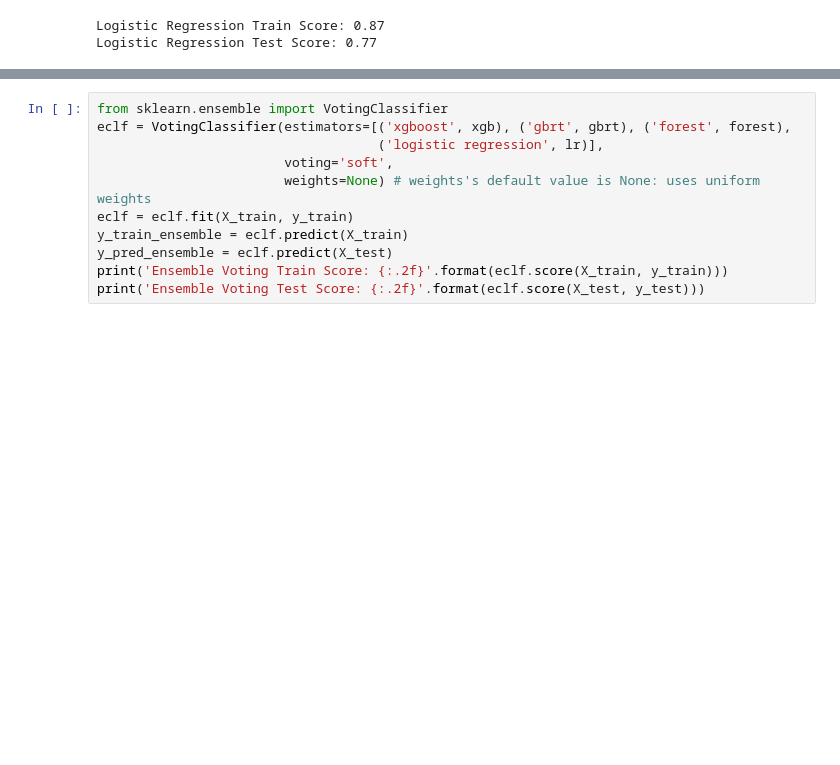
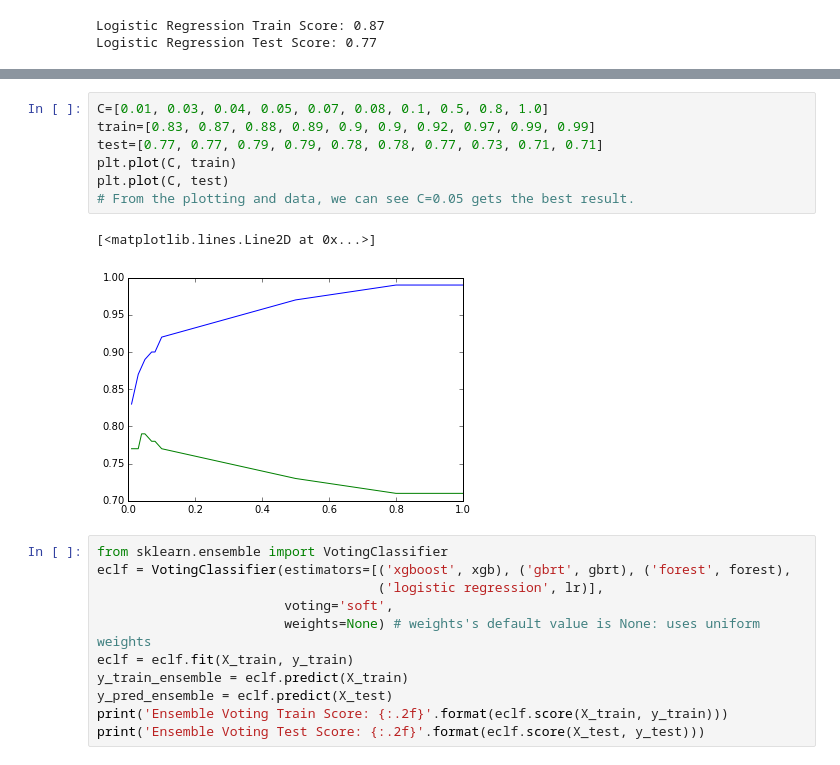
Before and after one commit to rui-r-duan/ecg_classification, a Jupyter notebook: ecg-exp.ipynb, the cells around one changed output, grey strips where cells are left out. Saved outputs shown, nothing was run; the diff lists cells and outputs as text; blank space fills up the shorter version.

```diff
--- a/ecg-exp.ipynb
+++ b/ecg-exp.ipynb
@@ -337,3 +373,13 @@ Logistic Regression Test Score: 0.77
+# %%
+C=[0.01, 0.03, 0.04, 0.05, 0.07, 0.08, 0.1, 0.5, 0.8, 1.0]
+train=[0.83, 0.87, 0.88, 0.89, 0.9, 0.9, 0.92, 0.97, 0.99, 0.99]
+test=[0.77, 0.77, 0.79, 0.79, 0.78, 0.78, 0.77, 0.73, 0.71, 0.71]
+plt.plot(C, train)
+plt.plot(C, test)
+# From the plotting and data, we can see C=0.05 gets the best result.
+# %% [output]
+[<matplotlib.lines.Line2D at 0x...>]
+[figure, added]
 # %%
 from sklearn.ensemble import VotingClassifier
 eclf = VotingClassifier(estimators=[('xgboost', xgb), ('gbrt', gbrt), ('forest', forest),
```
Also changed, not shown: parts of 7 cells of this notebook.
